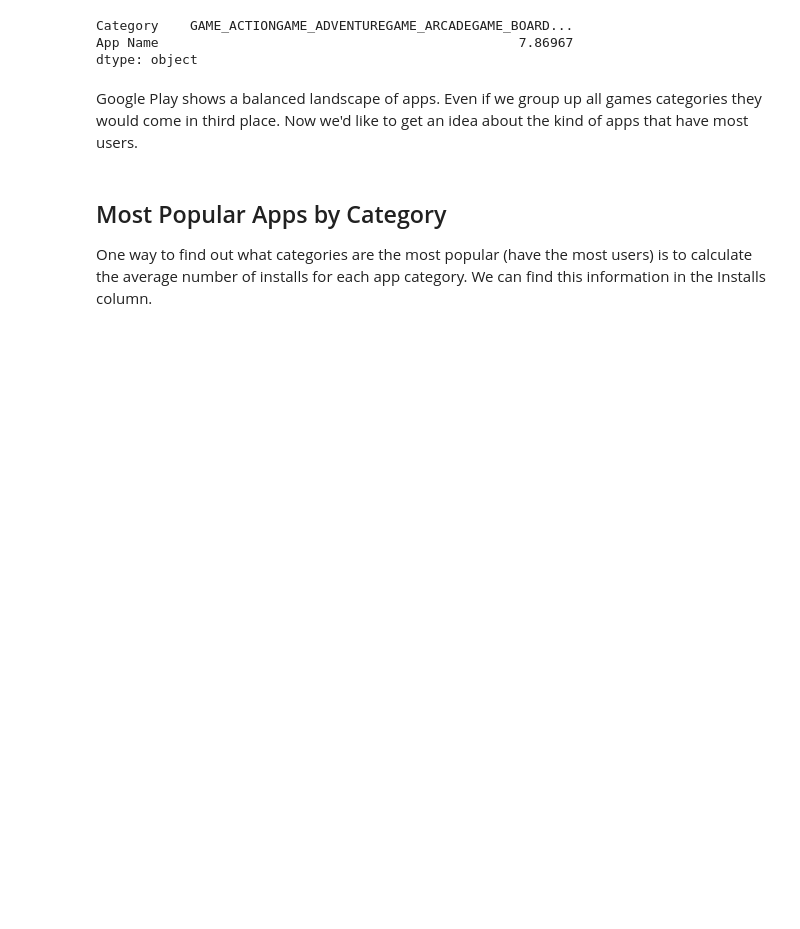
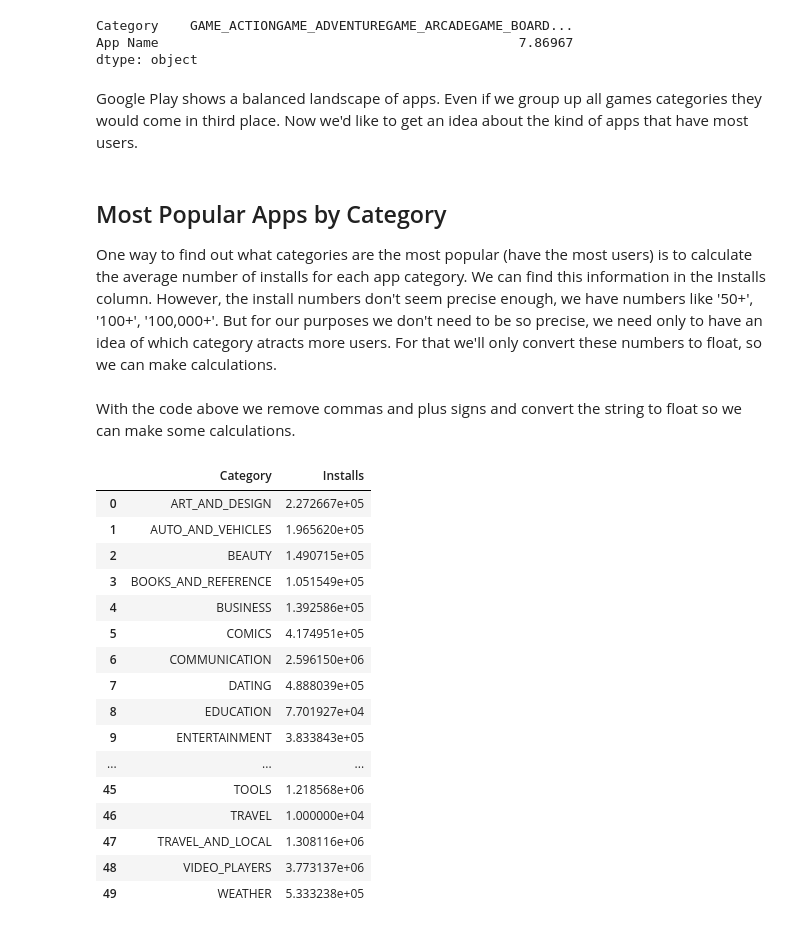
Before and after one commit to guifa/google-play-market-analysis, a Jupyter notebook: notebooks/goole-play-market-analysis.ipynb, the cells around one changed output. Drawn from its saved outputs; the diff is of its cells as text; code cells hidden in the pictures; blank space fills up the shorter version.

Commit message:
Find most popular apps by category

```diff
--- a/notebooks/goole-play-market-analysis.ipynb
+++ b/notebooks/goole-play-market-analysis.ipynb
@@ -249,4 +248,28 @@ Google Play shows a balanced landscape of apps. Even if we group up all games ca
 # %% [markdown]
 ## Most Popular Apps by Category
 
-One way to find out what categories are the most popular (have the most users) is to calculate the average number of installs for each app category. We can find this information in the Installs column.
+One way to find out what categories are the most popular (have the most users) is to calculate the average number of installs for each app category. We can find this information in the Installs column. However, the install numbers don't seem precise enough, we have numbers like '50+', '100+', '100,000+'. But for our purposes we don't need to be so precise, we need only to have an idea of which category atracts more users. For that we'll only convert these numbers to float, so we can make calculations.
+# %%
+df_free['Installs'] = df_free['Installs'].apply(lambda x: float(x.replace(',', '').replace('+', '')))
+# %% [markdown]
+With the code above we remove commas and plus signs and convert the string to float so we can make some calculations.
+# %%
+df_free.groupby('Category', as_index=False)['Installs'].mean()
+# %% [output]
+|  | Category | Installs |
+| 0 | ART_AND_DESIGN | 2.272667e+05 |
+| 1 | AUTO_AND_VEHICLES | 1.965620e+05 |
+| 2 | BEAUTY | 1.490715e+05 |
+| 3 | BOOKS_AND_REFERENCE | 1.051549e+05 |
+| 4 | BUSINESS | 1.392586e+05 |
+| 5 | COMICS | 4.174951e+05 |
+| 6 | COMMUNICATION | 2.596150e+06 |
+| 7 | DATING | 4.888039e+05 |
+| 8 | EDUCATION | 7.701927e+04 |
+| 9 | ENTERTAINMENT | 3.833843e+05 |
+| ... | ... | ... |
+| 45 | TOOLS | 1.218568e+06 |
+| 46 | TRAVEL | 1.000000e+04 |
+| 47 | TRAVEL_AND_LOCAL | 1.308116e+06 |
+| 48 | VIDEO_PLAYERS | 3.773137e+06 |
+| 49 | WEATHER | 5.333238e+05 |
```
Also changed, not shown: parts of 4 cells of this notebook.
